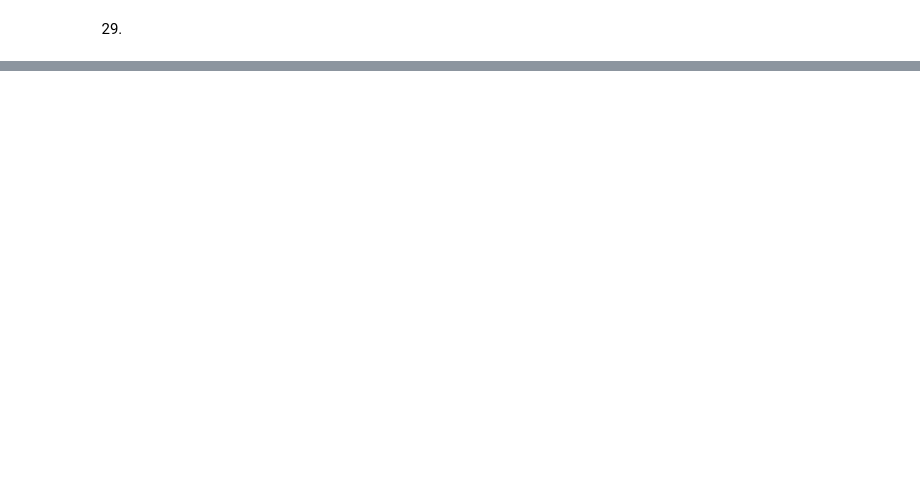
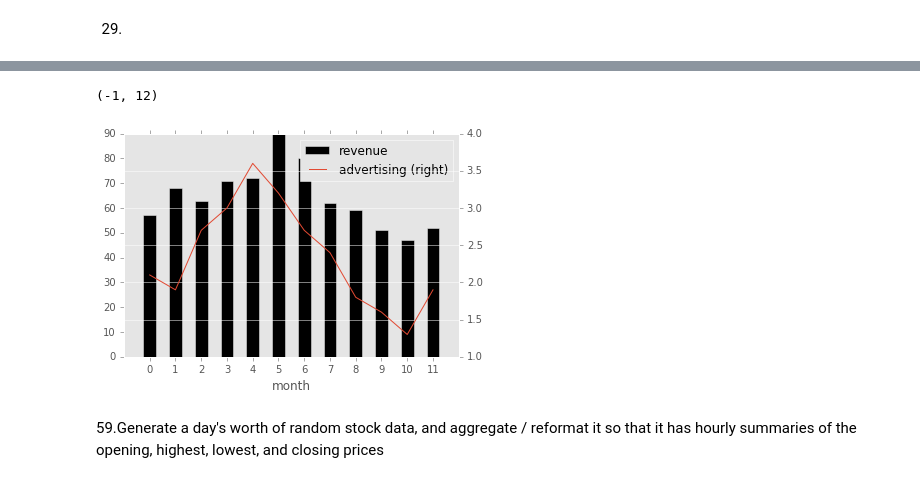
Before and after one commit to KateOberemok/numpy, a Jupyter notebook: pandas.ipynb, the cells around one changed output, grey strips where cells are left out. Saved outputs shown, nothing was run; the diff lists cells and outputs as text; code cells hidden in the pictures; blank space fills up the shorter version.

```diff
--- a/pandas.ipynb
+++ b/pandas.ipynb
@@ -382,0 +964,6 @@ len(df.drop_duplicates(keep=False))
+# %%
+df9 = pd.DataFrame({"revenue":[57,68,63,71,72,90,80,62,59,51,47,52],
+                   "advertising":[2.1,1.9,2.7,3.0,3.6,3.2,2.7,2.4,1.8,1.6,1.3,1.9],
+                   "month":range(12)
+                  })
+df9
@@ -382,0 +984,9 @@ len(df.drop_duplicates(keep=False))
+# %%
+ax = df9.plot.bar("month", "revenue", color = (0,0,0))
+df9.plot.line("month", "advertising", secondary_y = True, ax = ax)
+ax.set_xlim((-1,12))
+# %% [output]
+(-1, 12)
+[figure, added]
+# %% [markdown]
+59.Generate a day's worth of random stock data, and aggregate / reformat it so that it has hourly summaries of the opening, highest, lowest, and closing prices
```
Also changed, not shown: parts of 80 cells of this notebook, 1 other file.
